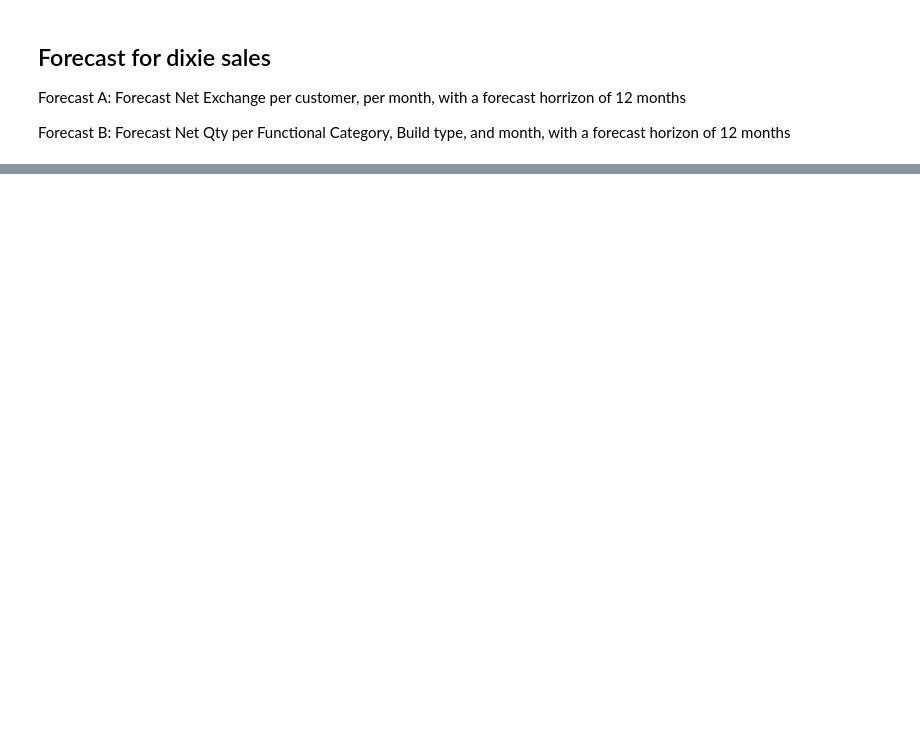
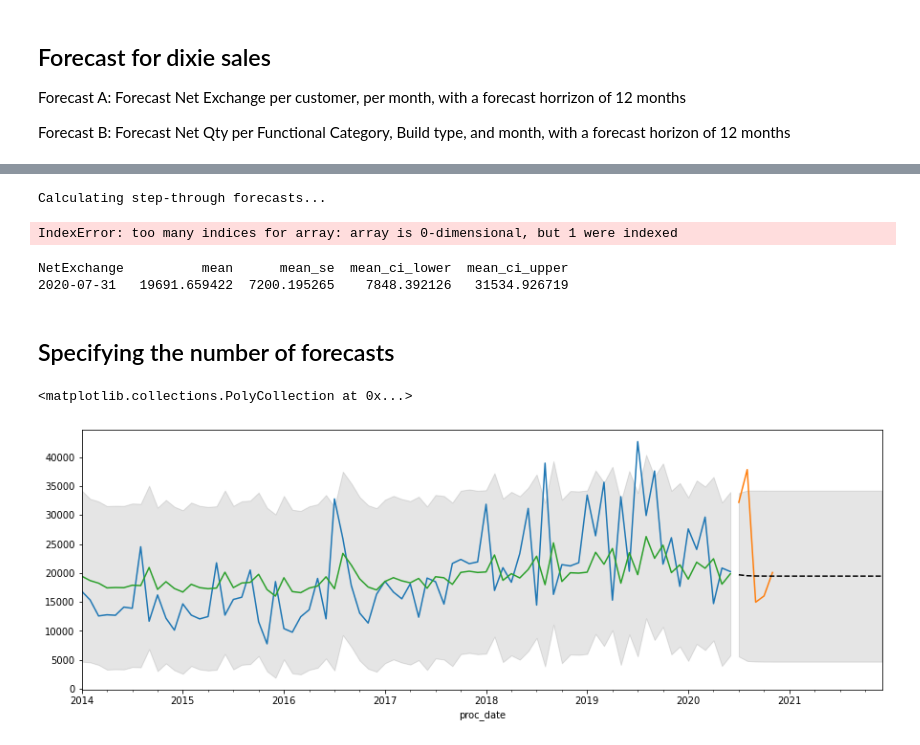
Before and after one commit to CalebMcNevin/dixie-forecast, a Jupyter notebook: app.ipynb, the cells around one changed output, grey strips where cells are left out. Drawn from its saved outputs; the diff is of its cells as text; code cells hidden in the pictures; blank space fills up the shorter version.

```diff
--- a/app.ipynb
+++ b/app.ipynb
@@ -54,0 +123,54 @@ y_guess = lin_mdl.predict(X_test)
+# %%
+def gen_forecast(df, step):
+    print(df)
+    mod = sm.tsa.ExponentialSmoothing(endog=df)
+    res = mod.fit()
+    fcast_res = res.forecast(steps=step)[-1]
+    return fcast_res
+df = df_train.copy()
+print('Calculating step-through forecasts...')
+df['f1'] = df.NetExchange.expanding().apply(gen_forecast,args=(1,))
+df['f2'] = df.NetExchange.expanding().apply(gen_forecast,args=(2,))
+df['f3'] = df.NetExchange.expanding().apply(gen_forecast,args=(3,))
+df['f4'] = df.NetExchange.expanding().apply(gen_forecast,args=(4,))
+df['f5'] = df.NetExchange.expanding().apply(gen_forecast,args=(5,))
+df['f6'] = df.NetExchange.expanding().apply(gen_forecast,args=(6,))
+print('Calculating MAD...')
+df['MAD'] = ((df.f1-df.shift(-1).NetExchange).abs() + \
+    (df.f2-df.shift(-2).NetExchange).abs() + \
+    (df.f3-df.shift(-3).NetExchange).abs() + \
+    (df.f4-df.shift(-4).NetExchange).abs() + \
+    (df.f5-df.shift(-5).NetExchange).abs() + \
+    (df.f6-df.shift(-6).NetExchange).abs())/6
+print('Calculating MAPE...')
+df['MAPE'] = ((df.f1-df.shift(-1).NetExchange).abs()/df.shift(-1).NetExchange.abs()+ \
+    (df.f2-df.shift(-2).NetExchange).abs()/df.shift(-2).NetExchange.abs() + \
+    (df.f3-df.shift(-3).NetExchange).abs()/df.shift(-3).NetExchange.abs() + \
+    (df.f4-df.shift(-4).NetExchange).abs()/df.shift(-4).NetExchange.abs() + \
+    (df.f5-df.shift(-5).NetExchange).abs()/df.shift(-5).NetExchange.abs() + \
+    (df.f6-df.shift(-6).NetExchange).abs()/df.shift(-6).NetExchange.abs())/6
+print(df.MAPE.mean())
+print(df.to_string())
+df[['NetExchange','MAD']].plot()
+# %% [output]
+Calculating step-through forecasts...
+IndexError: too many indices for array: array is 0-dimensional, but 1 were indexed
+# %%
+# Construct the model
+mod = sm.tsa.SARIMAX(endog, order=(1, 0, 0), trend='c')
+# Estimate the parameters
+res = mod.fit()
+
+# print(res.summary())
+# %%
+fcast_res1 = res.get_forecast()
+
+# Most results are collected in the 'summary_frame' attribute.
+# Here we specify that we want a confidence level of 90%
+print(fcast_res1.summary_frame(alpha=0.1))
+# %% [output]
+NetExchange          mean      mean_se  mean_ci_lower  mean_ci_upper
+2020-07-31   19691.659422  7200.195265    7848.392126   31534.926719
+# %% [markdown]
+Specifying the number of forecasts
+---
@@ -54,0 +187,18 @@ y_guess = lin_mdl.predict(X_test)
+# %%
+fig, ax = plt.subplots(figsize=(15, 5))
+
+# Plot the data (here we are subsetting it to get a better look at the forecasts)
+endog.loc['2010':].plot(ax=ax)
+exog.plot(ax=ax)
+
+# Construct the forecasts
+fcast = res.get_forecast('2021-12-31').summary_frame()
+fcast['mean'].plot(ax=ax, style='k--')
+ax.fill_between(fcast.index, fcast['mean_ci_lower'], fcast['mean_ci_upper'], color='k', alpha=0.1)
+
+pred = res.get_prediction().summary_frame()
+pred['mean'].plot(ax=ax)
+ax.fill_between(pred.index, pred['mean_ci_lower'], pred['mean_ci_upper'], color='k', alpha=0.1)
+# %% [output]
+<matplotlib.collections.PolyCollection at 0x...>
+[figure, added]
```
Also changed, not shown: parts of 10 cells of this notebook, 5 other files.
